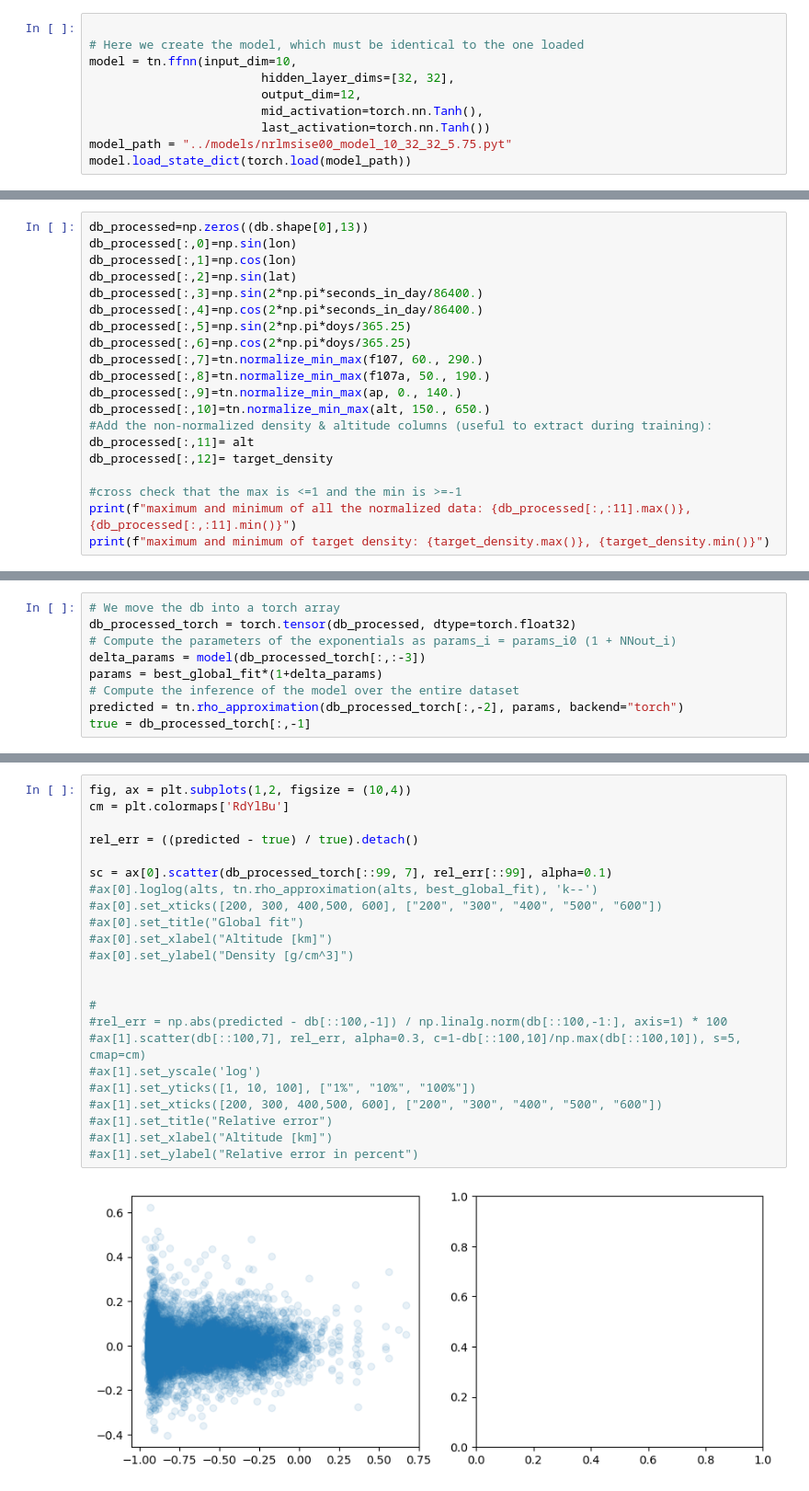
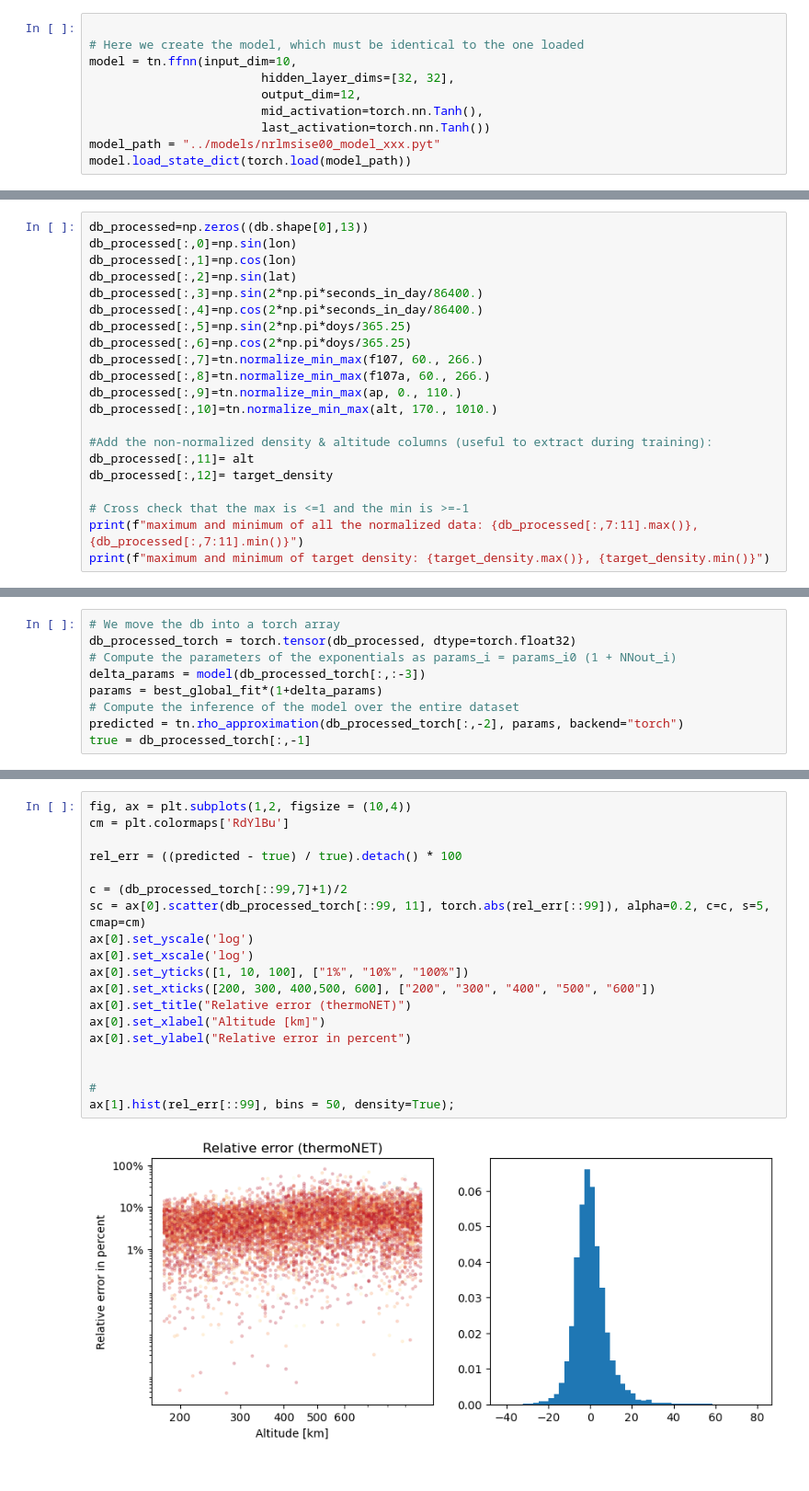
Before and after one commit to esa/thermonets, a Jupyter notebook: notebooks/nrlmsise00_analysis.ipynb, the cells around one changed output, grey strips where cells are left out. Shown at 92% size. Saved outputs shown, nothing was run; the diff lists cells and outputs as text.

```diff
--- a/notebooks/nrlmsise00_analysis.ipynb
+++ b/notebooks/nrlmsise00_analysis.ipynb
@@ -18,7 +18,7 @@ model = tn.ffnn(input_dim=10,
                         output_dim=12,
                         mid_activation=torch.nn.Tanh(),
                         last_activation=torch.nn.Tanh())
-model_path = "../models/nrlmsise00_model_10_32_32_5.75.pyt"
+model_path = "../models/nrlmsise00_model_xxx.pyt"
 model.load_state_dict(torch.load(model_path))
 # %% [output]
 <All keys matched successfully>
@@ -95,15 +96,16 @@ db_processed[:,3]=np.sin(2*np.pi*seconds_in_day/86400.)
 db_processed[:,4]=np.cos(2*np.pi*seconds_in_day/86400.)
 db_processed[:,5]=np.sin(2*np.pi*doys/365.25)
 db_processed[:,6]=np.cos(2*np.pi*doys/365.25)
-db_processed[:,7]=tn.normalize_min_max(f107, 60., 290.)
-db_processed[:,8]=tn.normalize_min_max(f107a, 50., 190.)
-db_processed[:,9]=tn.normalize_min_max(ap, 0., 140.)
-db_processed[:,10]=tn.normalize_min_max(alt, 150., 650.)
+db_processed[:,7]=tn.normalize_min_max(f107, 60., 266.)
+db_processed[:,8]=tn.normalize_min_max(f107a, 60., 266.)
+db_processed[:,9]=tn.normalize_min_max(ap, 0., 110.)
+db_processed[:,10]=tn.normalize_min_max(alt, 170., 1010.)
+
 #Add the non-normalized density & altitude columns (useful to extract during training):
 db_processed[:,11]= alt
 db_processed[:,12]= target_density
 
-#cross check that the max is <=1 and the min is >=-1
-print(f"maximum and minimum of all the normalized data: {db_processed[:,:11].max()}, {db_processed[:,:11].min()}")
+# Cross check that the max is <=1 and the min is >=-1
+print(f"maximum and minimum of all the normalized data: {db_processed[:,7:11].max()}, {db_processed[:,7:11].min()}")
 print(f"maximum and minimum of target density: {target_density.max()}, {target_density.min()}")
 # %% [output]
@@ -127,25 +130,21 @@ true = db_processed_torch[:,-1]
 # %%
 fig, ax = plt.subplots(1,2, figsize = (10,4))
 cm = plt.colormaps['RdYlBu']
 
-rel_err = ((predicted - true) / true).detach()
+rel_err = ((predicted - true) / true).detach() * 100
 
-sc = ax[0].scatter(db_processed_torch[::99, 7], rel_err[::99], alpha=0.1)
-#ax[0].loglog(alts, tn.rho_approximation(alts, best_global_fit), 'k--')
-#ax[0].set_xticks([200, 300, 400,500, 600], ["200", "300", "400", "500", "600"])
-#ax[0].set_title("Global fit")
-#ax[0].set_xlabel("Altitude [km]")
-#ax[0].set_ylabel("Density [g/cm^3]")
+c = (db_processed_torch[::99,7]+1)/2
+sc = ax[0].scatter(db_processed_torch[::99, 11], torch.abs(rel_err[::99]), alpha=0.2, c=c, s=5, cmap=cm)
+ax[0].set_yscale('log')
+ax[0].set_xscale('log')
+ax[0].set_yticks([1, 10, 100], ["1%", "10%", "100%"])
+ax[0].set_xticks([200, 300, 400,500, 600], ["200", "300", "400", "500", "600"])
+ax[0].set_title("Relative error (thermoNET)")
+ax[0].set_xlabel("Altitude [km]")
+ax[0].set_ylabel("Relative error in percent")
 
 
 #
-#rel_err = np.abs(predicted - db[::100,-1]) / np.linalg.norm(db[::100,-1:], axis=1) * 100
-#ax[1].scatter(db[::100,7], rel_err, alpha=0.3, c=1-db[::100,10]/np.max(db[::100,10]), s=5, cmap=cm)
-#ax[1].set_yscale('log')
-#ax[1].set_yticks([1, 10, 100], ["1%", "10%", "100%"])
-#ax[1].set_xticks([200, 300, 400,500, 600], ["200", "300", "400", "500", "600"])
-#ax[1].set_title("Relative error")
-#ax[1].set_xlabel("Altitude [km]")
-#ax[1].set_ylabel("Relative error in percent")
+ax[1].hist(rel_err[::99], bins = 50, density=True);
 # %% [output]
-[figure, old version]
+[figure, new version]
```
Also changed, not shown: parts of 5 cells of this notebook, 8 other files.
